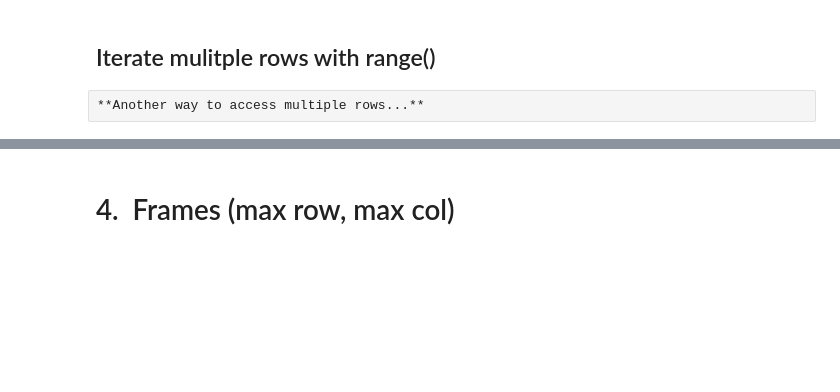
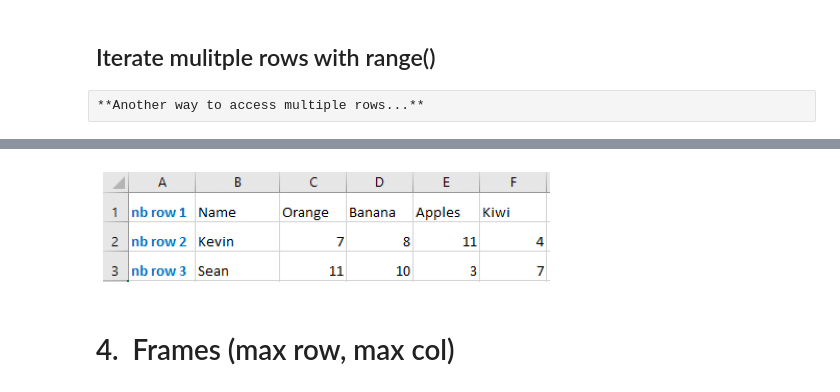
Before and after one commit to datalover2023/Module_3, a Jupyter notebook: Excel_processing_Basics_Colab_Module_3_backup_v2.ipynb, the cells around one changed output, grey strips where cells are left out. Saved outputs shown, nothing was run; the diff lists cells and outputs as text; code cells hidden in the pictures; blank space fills up the shorter version.

```diff
--- a/Excel_processing_Basics_Colab_Module_3_backup_v2.ipynb
+++ b/Excel_processing_Basics_Colab_Module_3_backup_v2.ipynb
@@ -521,9 +669,11 @@ for row in range(1, 4):
 # %%
 # display image
-img = mpimg.imread('images/img_4.png')
+img = mpimg.imread('images/img_4.PNG')
 plt.imshow(img)
 plt.axis('off')
 plt.show()
+# %% [output]
+[figure, added]
 # %% [markdown]
 # 4.&nbsp; Frames (max row, max col)
 # %%
```
Also changed, not shown: parts of 29 cells of this notebook.
